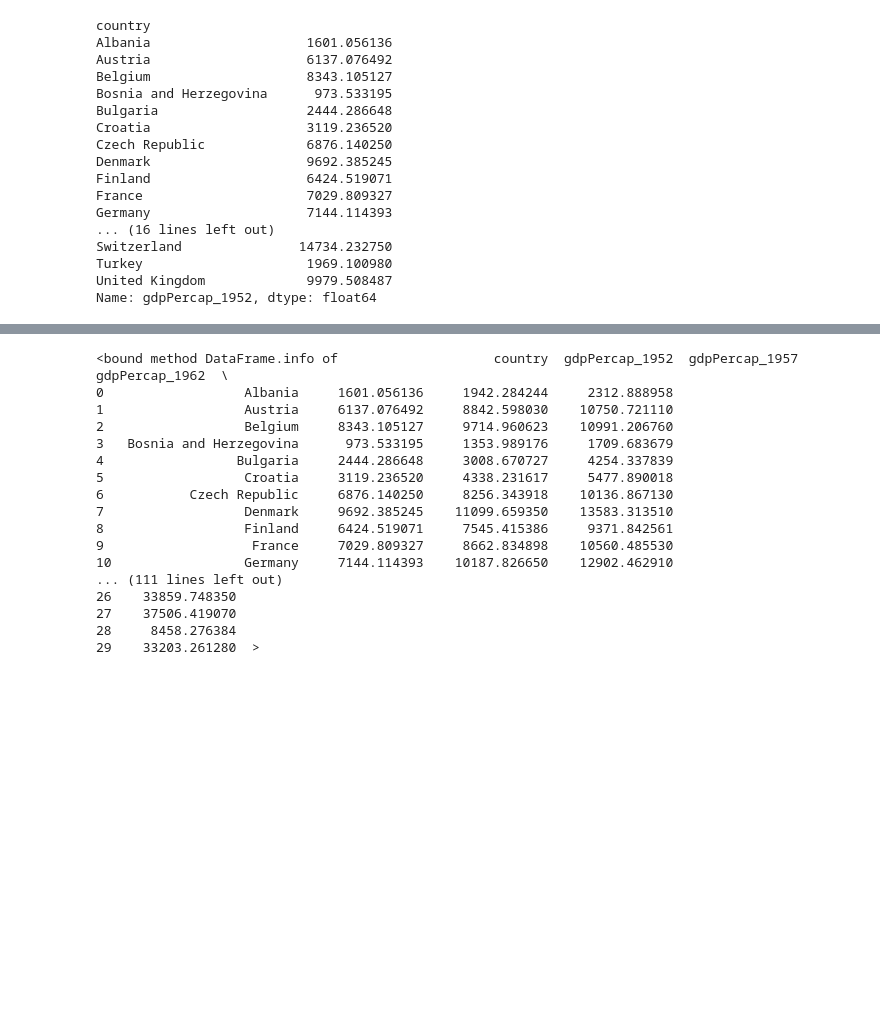
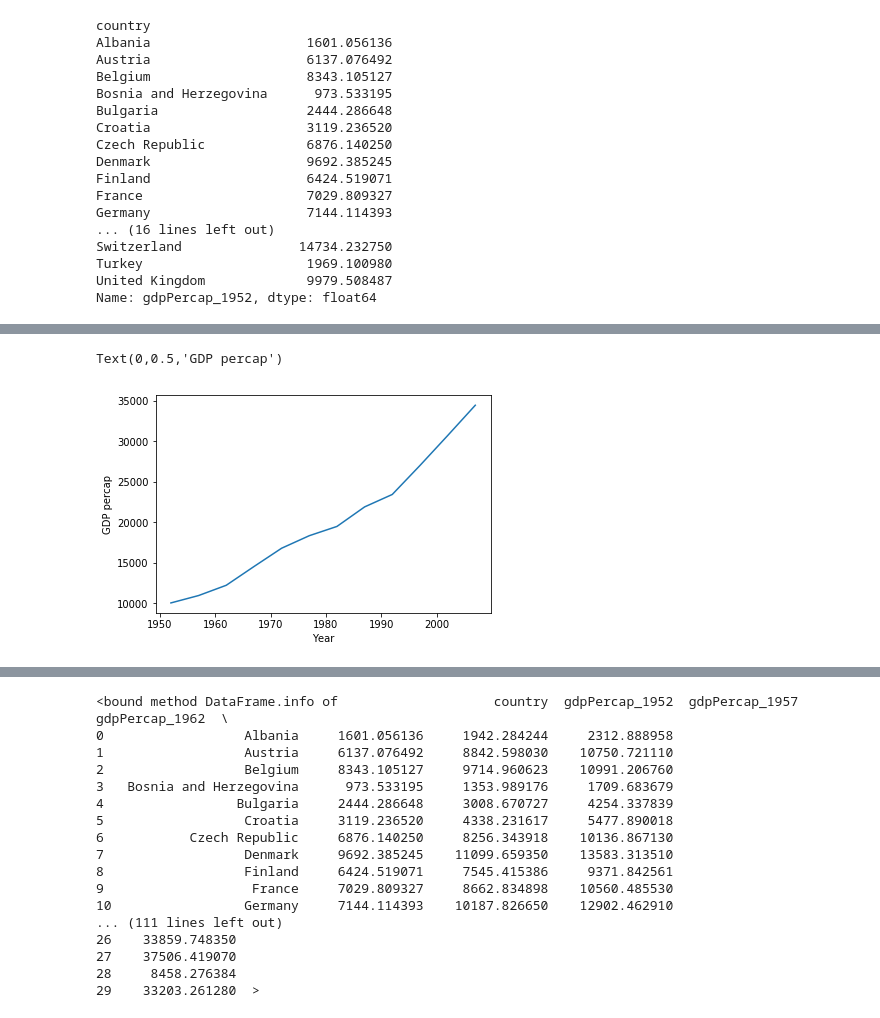
Before and after one commit to erezaei/Python-Day2, a Jupyter notebook: code/Day2_code.ipynb, the cells around one changed output, grey strips where cells are left out. Saved outputs shown, nothing was run; the diff lists cells and outputs as text; code cells hidden in the pictures; blank space fills up the shorter version.

```diff
--- a/code/Day2_code.ipynb
+++ b/code/Day2_code.ipynb
@@ -84,0 +107,7 @@ Name: gdpPercap_1952, dtype: float64
+# %%
+data.loc['Australia'].plot()
+plt.xlabel('Year')
+plt.ylabel('GDP percap')
+# %% [output]
+Text(0,0.5,'GDP percap')
+[figure, added]
```
Also changed, not shown: parts of 9 cells of this notebook.
